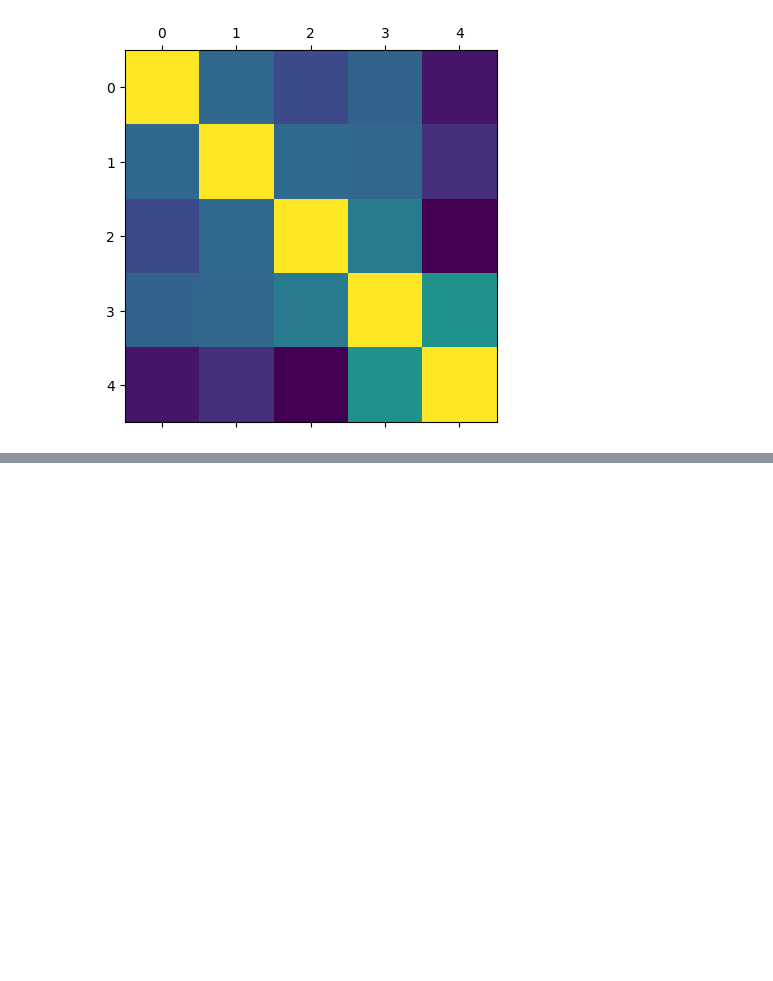
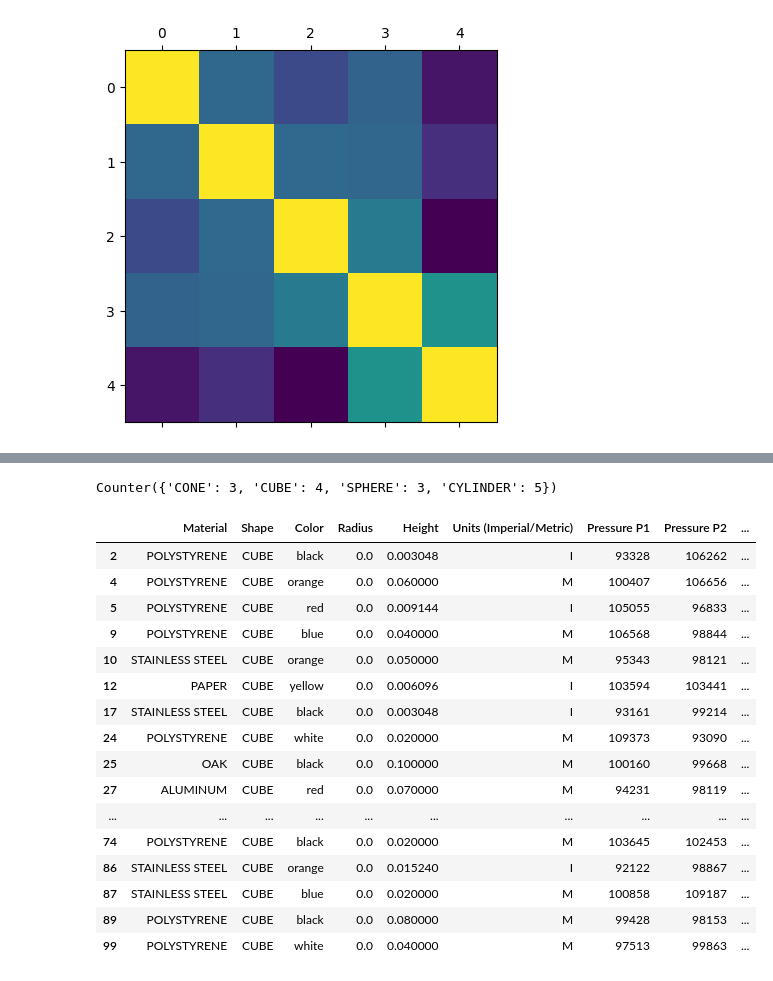
Before and after one commit to venkatgmrit05/python_challenges, a Jupyter notebook: nexera/Problems/Problems/queston2.ipynb, the cells around one changed output, grey strips where cells are left out. Cells and saved outputs as stored; diff of their text form; code cells hidden in the pictures; blank space fills up the shorter version.

```diff
--- a/nexera/Problems/Problems/queston2.ipynb
+++ b/nexera/Problems/Problems/queston2.ipynb
@@ -84,0 +211,25 @@ df3
+# %%
+Counter(df[df.Color=='red'].Shape.tolist())
+# %% [output]
+Counter({'CONE': 3, 'CUBE': 4, 'SPHERE': 3, 'CYLINDER': 5})
+# %%
+
+df[df.Shape=='CUBE']
+# %% [output]
+|  | Material | Shape | Color | Radius | Height | Units (Imperial/Metric) | Pressure P1 | Pressure P2 | ... |
+| 2 | POLYSTYRENE | CUBE | black | 0.0 | 0.003048 | I | 93328 | 106262 | ... |
+| 4 | POLYSTYRENE | CUBE | orange | 0.0 | 0.060000 | M | 100407 | 106656 | ... |
+| 5 | POLYSTYRENE | CUBE | red | 0.0 | 0.009144 | I | 105055 | 96833 | ... |
+| 9 | POLYSTYRENE | CUBE | blue | 0.0 | 0.040000 | M | 106568 | 98844 | ... |
+| 10 | STAINLESS STEEL | CUBE | orange | 0.0 | 0.050000 | M | 95343 | 98121 | ... |
+| 12 | PAPER | CUBE | yellow | 0.0 | 0.006096 | I | 103594 | 103441 | ... |
+| 17 | STAINLESS STEEL | CUBE | black | 0.0 | 0.003048 | I | 93161 | 99214 | ... |
+| 24 | POLYSTYRENE | CUBE | white | 0.0 | 0.020000 | M | 109373 | 93090 | ... |
+| 25 | OAK | CUBE | black | 0.0 | 0.100000 | M | 100160 | 99668 | ... |
+| 27 | ALUMINUM | CUBE | red | 0.0 | 0.070000 | M | 94231 | 98119 | ... |
+| ... | ... | ... | ... | ... | ... | ... | ... | ... | ... |
+| 74 | POLYSTYRENE | CUBE | black | 0.0 | 0.020000 | M | 103645 | 102453 | ... |
+| 86 | STAINLESS STEEL | CUBE | orange | 0.0 | 0.015240 | I | 92122 | 98867 | ... |
+| 87 | STAINLESS STEEL | CUBE | blue | 0.0 | 0.020000 | M | 100858 | 109187 | ... |
+| 89 | POLYSTYRENE | CUBE | black | 0.0 | 0.080000 | M | 99428 | 98153 | ... |
+| 99 | POLYSTYRENE | CUBE | white | 0.0 | 0.040000 | M | 97513 | 99863 | ... |
```
Also changed, not shown: parts of 20 cells of this notebook.
